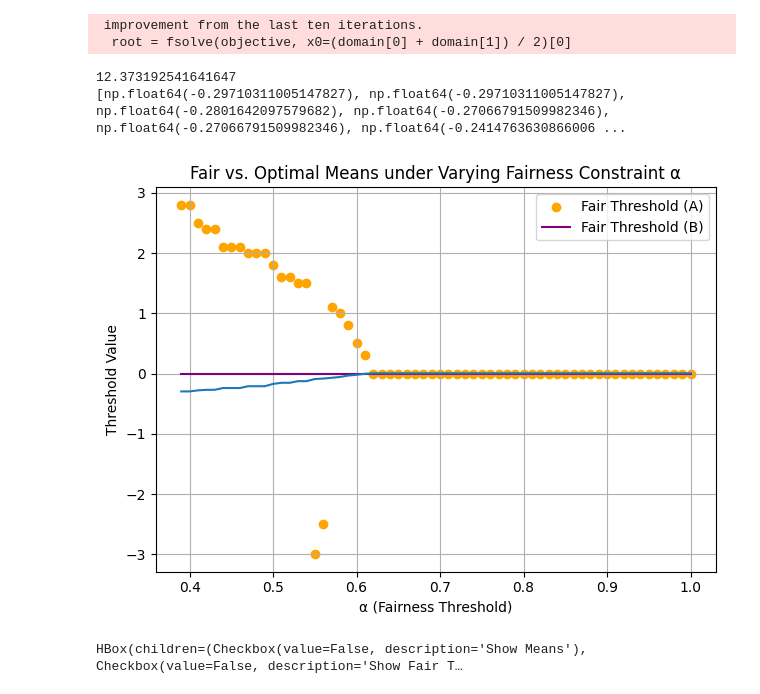
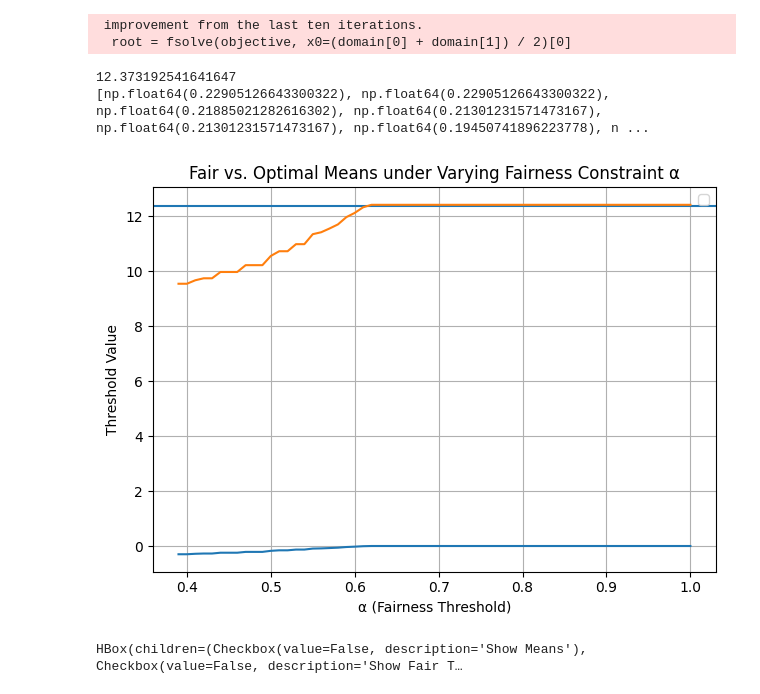
Before and after one commit to joeljins/RoAR, a Jupyter notebook: fairness/fair_thresholding_alt.ipynb, the cells around one changed output. Saved outputs shown, nothing was run; the diff lists cells and outputs as text; code cells hidden in the pictures.

```diff
--- a/fairness/fair_thresholding_alt.ipynb
+++ b/fairness/fair_thresholding_alt.ipynb
@@ -64,7 +64,7 @@ for alpha in tqdm(alphas):
         y_thresh_A.append(thresh_A)
         y_thresh_B.append(thresh_B)
         y_util.append(max_util)
-        pof = 1 - (y_opt/max_util)
+        pof = 1 - (max_util/y_opt)
         y_pof.append(pof)
 print(y_opt)
 print(y_pof)
@@ -72,20 +72,22 @@ print(y_pof)
  improvement from the last ten iterations.
   root = fsolve(objective, x0=(domain[0] + domain[1]) / 2)[0]
 12.373192541641647
-[np.float64(-0.29710311005147827), np.float64(-0.29710311005147827), np.float64(-0.2801642097579682), np.float64(-0.27066791509982346), np.float64(-0.27066791509982346), np.float64(-0.2414763630866006 ...
+[np.float64(0.22905126643300322), np.float64(0.22905126643300322), np.float64(0.21885021282616302), np.float64(0.21301231571473167), np.float64(0.21301231571473167), np.float64(0.19450741896223778), n ...
 # %%
-plt.scatter(x_alphas, y_thresh_A, label="Fair Threshold (A)", color='orange')
-plt.plot(x_alphas, y_thresh_B, label="Fair Threshold (B)", color='purple')
+#plt.scatter(x_alphas, y_thresh_A, label="Fair Threshold (A)", color='orange')
+#plt.plot(x_alphas, y_thresh_B, label="Fair Threshold (B)", color='purple')
 plt.plot(x_alphas, y_pof)
+plt.axhline(y_opt)
+plt.plot(x_alphas, y_util)
 plt.title("Fair vs. Optimal Means under Varying Fairness Constraint α")
 plt.xlabel("α (Fairness Threshold)")
 plt.ylabel("Threshold Value")
 plt.legend()
 plt.grid(True)
 plt.tight_layout()
 plt.show()
 # %% [output]
-[figure, old version]
+[figure, new version]
 # %%
 def plot_fairness(show_means=False, show_fair_thresholds=False, show_pof=False, show_utility=False):
     plt.figure(figsize=(10, 6))
```
Also changed, not shown: parts of 3 cells of this notebook.
